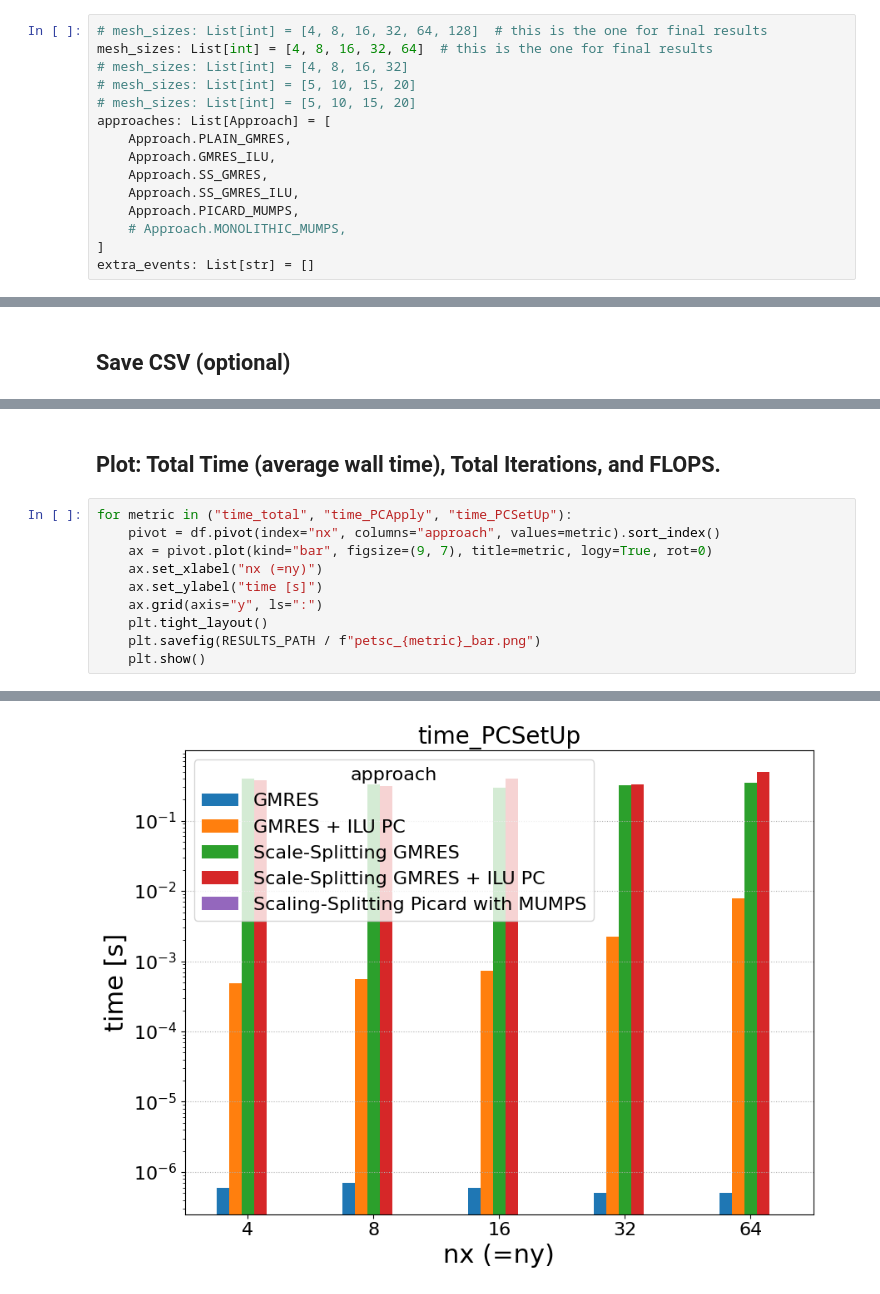
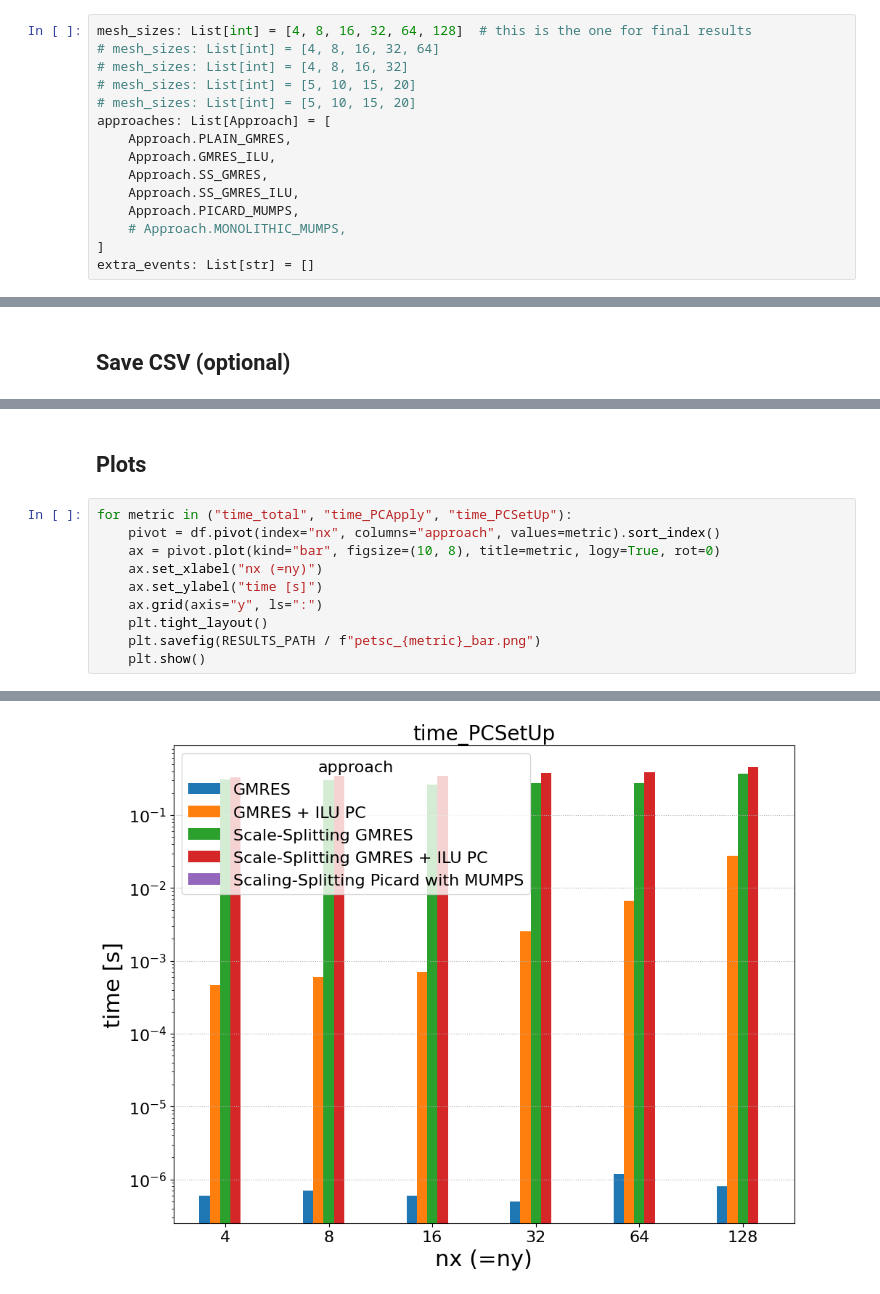
Before and after one commit to ThermoPhase-FCSRG/perphil, a Jupyter notebook: notebooks/petsc-profiling-time-benchmarks.ipynb, the cells around one changed output, grey strips where cells are left out. Saved outputs shown, nothing was run; the diff lists cells and outputs as text.

```diff
--- a/notebooks/petsc-profiling-time-benchmarks.ipynb
+++ b/notebooks/petsc-profiling-time-benchmarks.ipynb
@@ -26,8 +28,8 @@ RESULTS_PATH = Path("results-conforming-2d/petsc_profiling")
 # %% [markdown]
 ## Parameters
 # %%
-# mesh_sizes: List[int] = [4, 8, 16, 32, 64, 128]  # this is the one for final results
-mesh_sizes: List[int] = [4, 8, 16, 32, 64]  # this is the one for final results
+mesh_sizes: List[int] = [4, 8, 16, 32, 64, 128]  # this is the one for final results
+# mesh_sizes: List[int] = [4, 8, 16, 32, 64]
 # mesh_sizes: List[int] = [4, 8, 16, 32]
 # mesh_sizes: List[int] = [5, 10, 15, 20]
 # mesh_sizes: List[int] = [5, 10, 15, 20]
@@ -96,10 +98,10 @@ df.head()
 5 rows × 40 columns
 # %% [markdown]
-## Plot: Total Time (average wall time), Total Iterations, and FLOPS.
+## Plots
 # %%
 for metric in ("time_total", "time_PCApply", "time_PCSetUp"):
     pivot = df.pivot(index="nx", columns="approach", values=metric).sort_index()
-    ax = pivot.plot(kind="bar", figsize=(9, 7), title=metric, logy=True, rot=0)
+    ax = pivot.plot(kind="bar", figsize=(10, 8), title=metric, logy=True, rot=0)
     ax.set_xlabel("nx (=ny)")
     ax.set_ylabel("time [s]")
     ax.grid(axis="y", ls=":")
@@ -112,3 +114,3 @@ for metric in ("time_total", "time_PCApply", "time_PCSetUp"):
-[figure, old version]
+[figure, new version]
 # %%
 pivot = df.pivot(index="nx", columns="approach", values="flops_total").sort_index()
```
Also changed, not shown: parts of 23 cells of this notebook, 2 other files.
